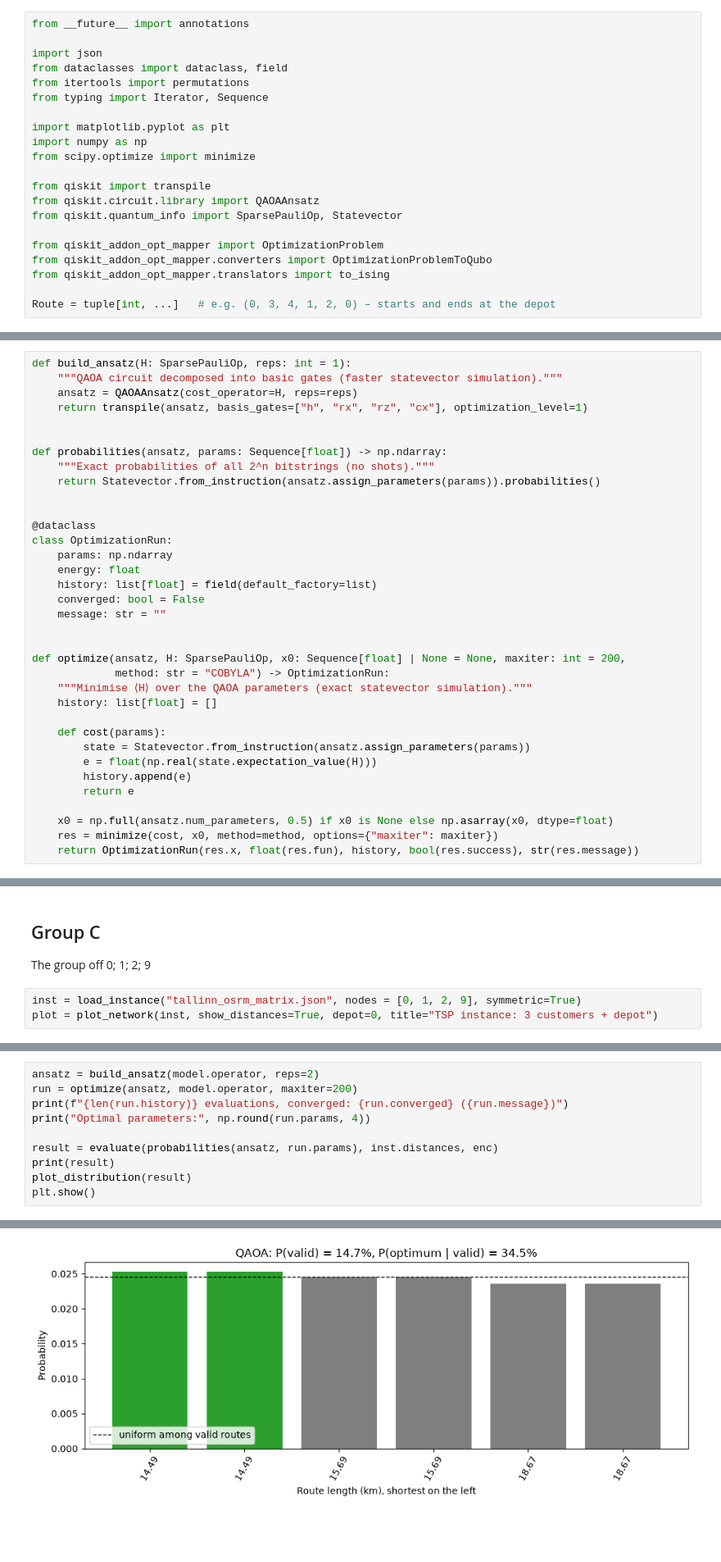
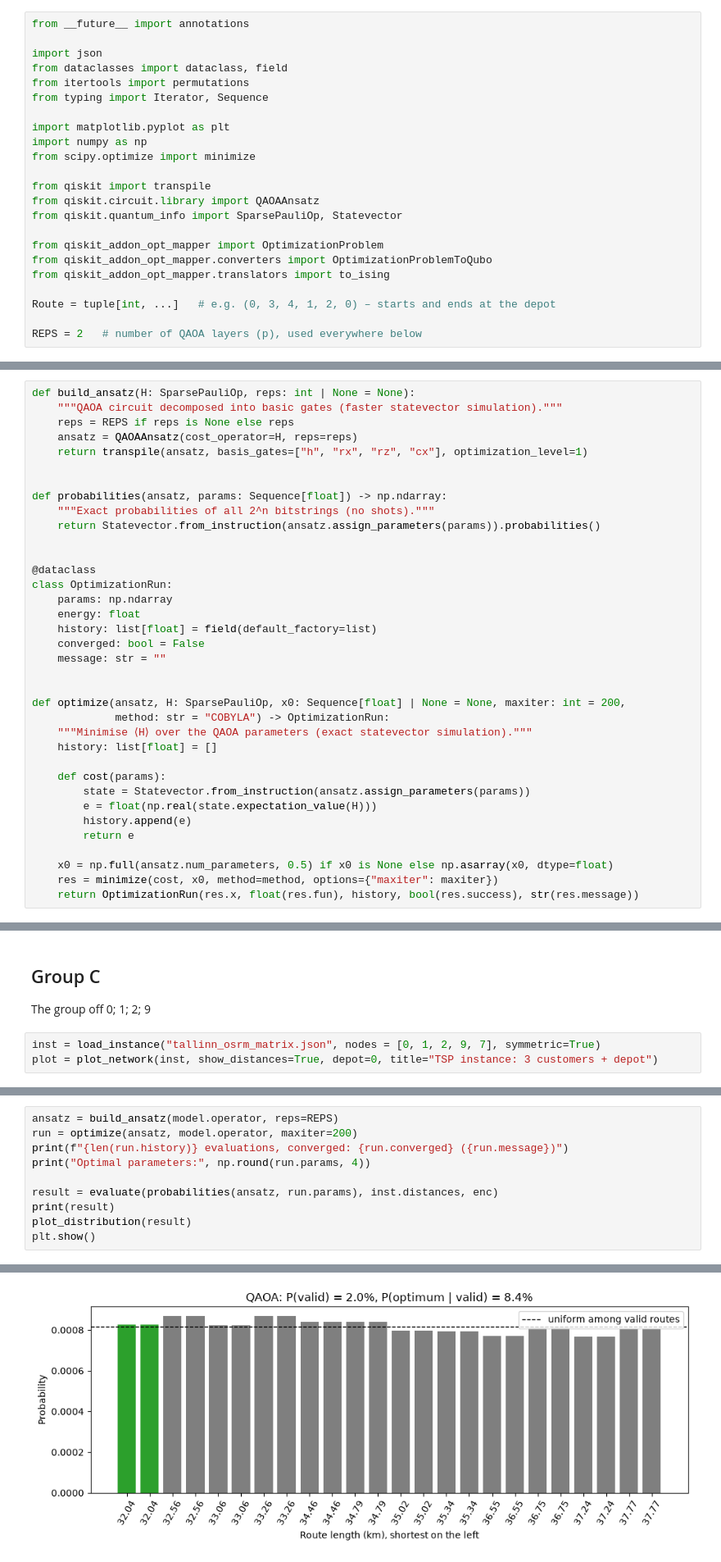
Before and after one commit to sisalik/qest-hack26-omniva, a Jupyter notebook: tsp_library.ipynb, the cells around one changed output, grey strips where cells are left out. Shown at 82% size. Saved outputs shown, nothing was run; the diff lists cells and outputs as text; blank space fills up the shorter version.

```diff
--- a/tsp_library.ipynb
+++ b/tsp_library.ipynb
@@ -41,6 +41,8 @@ from qiskit_addon_opt_mapper.converters import OptimizationProblemToQubo
 from qiskit_addon_opt_mapper.translators import to_ising
 
 Route = tuple[int, ...]   # e.g. (0, 3, 4, 1, 2, 0) – starts and ends at the depot
+
+REPS = 2   # number of QAOA layers (p), used everywhere below
 # %% [markdown]
 ## 1. data
 # %%
@@ -245,8 +247,9 @@ def to_hamiltonian(qp: OptimizationProblem, enc: PositionEncoding, penalty: floa
 # %% [markdown]
 ## 5. qaoa
 # %%
-def build_ansatz(H: SparsePauliOp, reps: int = 1):
+def build_ansatz(H: SparsePauliOp, reps: int | None = None):
     """QAOA circuit decomposed into basic gates (faster statevector simulation)."""
+    reps = REPS if reps is None else reps
     ansatz = QAOAAnsatz(cost_operator=H, reps=reps)
     return transpile(ansatz, basis_gates=["h", "rx", "rz", "cx"], optimization_level=1)
 
@@ -536,6 +731,6 @@ Most likely bitstring:        0 → 1 → 2 → 0  p = 49.25%
 ## Group C
 The group off 0; 1; 2; 9
 # %%
-inst = load_instance("tallinn_osrm_matrix.json", nodes = [0, 1, 2, 9], symmetric=True)
+inst = load_instance("tallinn_osrm_matrix.json", nodes = [0, 1, 2, 9, 7], symmetric=True)
 plot = plot_network(inst, show_distances=True, depot=0, title="TSP instance: 3 customers + depot")
 # %% [output]
@@ -556,5 +751,5 @@ Optimal routes (14.488 km): [(0, 1, 2, 3, 0), (0, 3, 2, 1, 0)]
 # %%
-ansatz = build_ansatz(model.operator, reps=2)
+ansatz = build_ansatz(model.operator, reps=REPS)
 run = optimize(ansatz, model.operator, maxiter=200)
 print(f"{len(run.history)} evaluations, converged: {run.converged} ({run.message})")
 print("Optimal parameters:", np.round(run.params, 4))
@@ -576,4 +771,4 @@ Most likely bitstring:        0 → 3 → 2 → 1 → 0  p = 2.54%
-[figure, old version]
+[figure, new version]
 # %% [markdown]
 ## 9. example: 5 Tallinn locations
 
```
Also changed, not shown: parts of 16 cells of this notebook, 2 other files.
